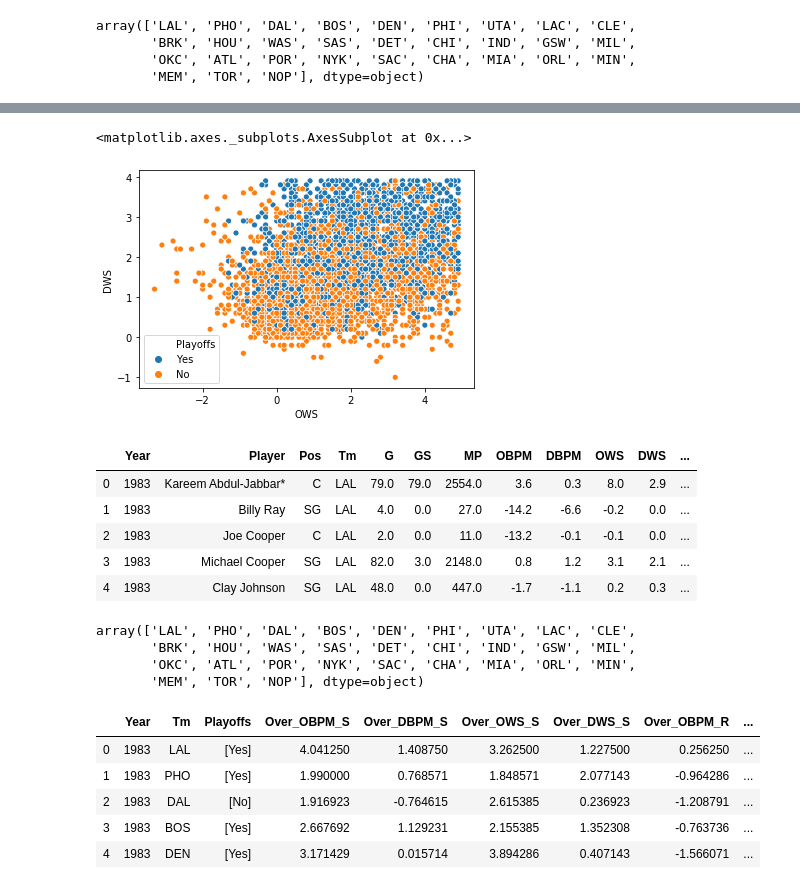
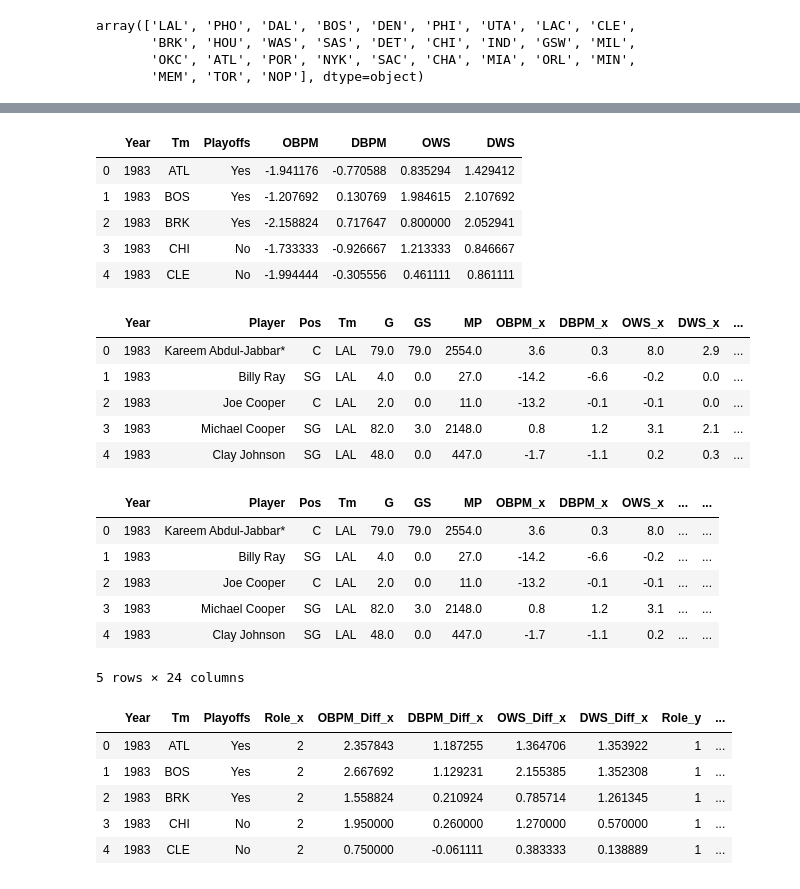
Before and after one commit to nteuthorn/Thinkful_Capstone1, a Jupyter notebook: Capstone 1.ipynb, the cells around one changed output, grey strips where cells are left out. Drawn from its saved outputs; the diff is of its cells as text; code cells hidden in the pictures.

Commit message:
Update groupby analysis

```diff
--- a/Capstone 1.ipynb
+++ b/Capstone 1.ipynb
@@ -299,12 +251,22 @@ sns.scatterplot('DBPM', 'OBPM', hue = 'Playoffs', data = player_w_standings[(pla
-# %%
-sns.scatterplot('OWS', 'DWS', hue = 'Playoffs', data = player_w_standings[((player_w_standings.Role == 2) & (player_w_standings.DWS < 4) & (player_w_standings.OWS < 5))])
-# %% [output]
-<matplotlib.axes._subplots.AxesSubplot at 0x...>
-[figure, removed]
+# %%
+#faster way to do it
+
+team_stats = player_w_standings.groupby(['Year', 'Tm', 'Playoffs'])['OBPM', 'DBPM', 'OWS', 'DWS'].mean().reset_index()
+team_stats.head()
+# %% [output]
+|  | Year | Tm | Playoffs | OBPM | DBPM | OWS | DWS |
+| 0 | 1983 | ATL | Yes | -1.941176 | -0.770588 | 0.835294 | 1.429412 |
+| 1 | 1983 | BOS | Yes | -1.207692 | 0.130769 | 1.984615 | 2.107692 |
+| 2 | 1983 | BRK | Yes | -2.158824 | 0.717647 | 0.800000 | 2.052941 |
+| 3 | 1983 | CHI | No | -1.733333 | -0.926667 | 1.213333 | 0.846667 |
+| 4 | 1983 | CLE | No | -1.994444 | -0.305556 | 0.461111 | 0.861111 |
+# %%
+player_w_standings_final = pd.merge(player_w_standings, team_stats[['Year', 'Tm', 'OBPM', 'DBPM', 'OWS', 'DWS']], on = ['Year', 'Tm'])
+player_w_standings_final.rename(columns = {'OBPM_y': 'Team_OBPM', 'DBPM_y': 'Team_DBPM', 'OWS_y': 'Team_OWS', 'DWS_y': 'Team_DWS',}, inplace = True)
 # %%
-player_w_standings.head()
+player_w_standings_final.head()
 # %% [output]
-|  | Year | Player | Pos | Tm | G | GS | MP | OBPM | DBPM | OWS | DWS | ... |
+|  | Year | Player | Pos | Tm | G | GS | MP | OBPM_x | DBPM_x | OWS_x | DWS_x | ... |
 | 0 | 1983 | Kareem Abdul-Jabbar* | C | LAL | 79.0 | 79.0 | 2554.0 | 3.6 | 0.3 | 8.0 | 2.9 | ... |
 | 1 | 1983 | Billy Ray | SG | LAL | 4.0 | 0.0 | 27.0 | -14.2 | -6.6 | -0.2 | 0.0 | ... |
 | 2 | 1983 | Joe Cooper | C | LAL | 2.0 | 0.0 | 11.0 | -13.2 | -0.1 | -0.1 | 0.0 | ... |
@@ -328,16 +275,7 @@ for year in player_w_standings.Year.unique():
-# %%
-team_stats.Tm.unique()
-# %% [output]
-array(['LAL', 'PHO', 'DAL', 'BOS', 'DEN', 'PHI', 'UTA', 'LAC', 'CLE',
-       'BRK', 'HOU', 'WAS', 'SAS', 'DET', 'CHI', 'IND', 'GSW', 'MIL',
-       'OKC', 'ATL', 'POR', 'NYK', 'SAC', 'CHA', 'MIA', 'ORL', 'MIN',
-       'MEM', 'TOR', 'NOP'], dtype=object)
 # %%
 #Calculate OBPM, DBPM, OWS, DWS above team average for each player
 
-player_w_standings_final = pd.merge(player_w_standings, team_stats, on = ['Year', 'Tm'])
-
-player_w_standings_final['OBPM_Diff'] = player_w_standings_final.OBPM - player_w_standings_final.Team_OBPM
-player_w_standings_final['DBPM_Diff'] = player_w_standings_final.DBPM - player_w_standings_final.Team_DBPM
-player_w_standings_final['OWS_Diff'] = player_w_standings_final.OWS - player_w_standings_final.Team_OWS
-player_w_standings_final['DWS_Diff'] = player_w_standings_final.DWS - player_w_standings_final.Team_DWS
+player_w_standings_final['OBPM_Diff'] = player_w_standings_final.OBPM_x - player_w_standings_final.Team_OBPM
+player_w_standings_final['DBPM_Diff'] = player_w_standings_final.DBPM_x - player_w_standings_final.Team_DBPM
+player_w_standings_final['OWS_Diff'] = player_w_standings_final.OWS_x - player_w_standings_final.Team_OWS
+player_w_standings_final['DWS_Diff'] = player_w_standings_final.DWS_x - player_w_standings_final.Team_DWS
@@ -363,9 +282,10 @@ for year in player_w_standings_final.Year.unique():
 # %%
-team_stats_final.head()
+player_w_standings_final.head()
 # %% [output]
-|  | Year | Tm | Playoffs | Over_OBPM_S | Over_DBPM_S | Over_OWS_S | Over_DWS_S | Over_OBPM_R | ... |
-| 0 | 1983 | LAL | [Yes] | 4.041250 | 1.408750 | 3.262500 | 1.227500 | 0.256250 | ... |
-| 1 | 1983 | PHO | [Yes] | 1.990000 | 0.768571 | 1.848571 | 2.077143 | -0.964286 | ... |
-| 2 | 1983 | DAL | [No] | 1.916923 | -0.764615 | 2.615385 | 0.236923 | -1.208791 | ... |
-| 3 | 1983 | BOS | [Yes] | 2.667692 | 1.129231 | 2.155385 | 1.352308 | -0.763736 | ... |
-| 4 | 1983 | DEN | [Yes] | 3.171429 | 0.015714 | 3.894286 | 0.407143 | -1.566071 | ... |
+|  | Year | Player | Pos | Tm | G | GS | MP | OBPM_x | DBPM_x | OWS_x | ... | ... |
+| 0 | 1983 | Kareem Abdul-Jabbar* | C | LAL | 79.0 | 79.0 | 2554.0 | 3.6 | 0.3 | 8.0 | ... | ... |
+| 1 | 1983 | Billy Ray | SG | LAL | 4.0 | 0.0 | 27.0 | -14.2 | -6.6 | -0.2 | ... | ... |
+| 2 | 1983 | Joe Cooper | C | LAL | 2.0 | 0.0 | 11.0 | -13.2 | -0.1 | -0.1 | ... | ... |
+| 3 | 1983 | Michael Cooper | SG | LAL | 82.0 | 3.0 | 2148.0 | 0.8 | 1.2 | 3.1 | ... | ... |
+| 4 | 1983 | Clay Johnson | SG | LAL | 48.0 | 0.0 | 447.0 | -1.7 | -1.1 | 0.2 | ... | ... |
+5 rows × 24 columns
@@ -374 +297,11 @@ team_stats_final.dropna(inplace = True)
+# %%
+team_stats_final = pd.merge(team_stats_S, team_stats_R, on = ['Year', 'Tm', 'Playoffs'])
+team_stats_final.head()
+# %% [output]
+|  | Year | Tm | Playoffs | Role_x | OBPM_Diff_x | DBPM_Diff_x | OWS_Diff_x | DWS_Diff_x | Role_y | ... |
+| 0 | 1983 | ATL | Yes | 2 | 2.357843 | 1.187255 | 1.364706 | 1.353922 | 1 | ... |
+| 1 | 1983 | BOS | Yes | 2 | 2.667692 | 1.129231 | 2.155385 | 1.352308 | 1 | ... |
+| 2 | 1983 | BRK | Yes | 2 | 1.558824 | 0.210924 | 0.785714 | 1.261345 | 1 | ... |
+| 3 | 1983 | CHI | No | 2 | 1.950000 | 0.260000 | 1.270000 | 0.570000 | 1 | ... |
+| 4 | 1983 | CLE | No | 2 | 0.750000 | -0.061111 | 0.383333 | 0.138889 | 1 | ... |
 # %%
```
Also changed, not shown: parts of 23 cells of this notebook.
